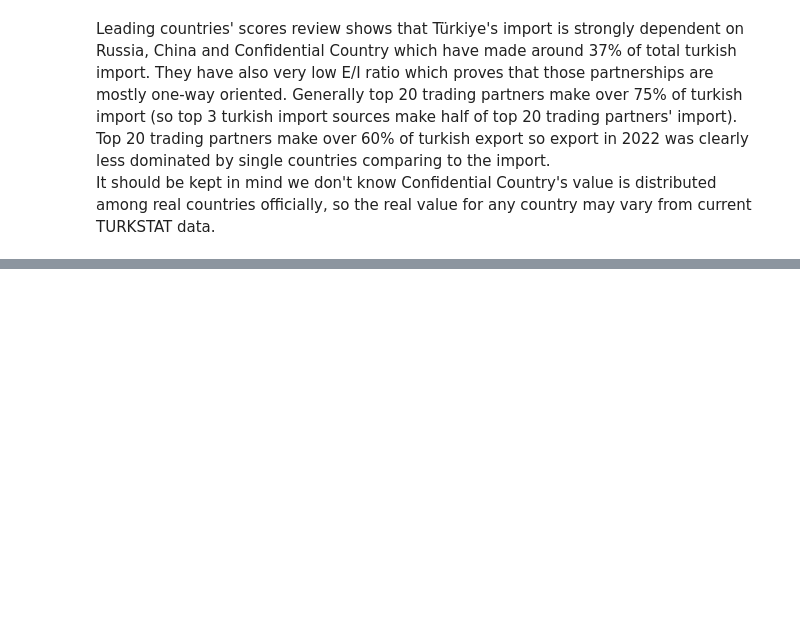
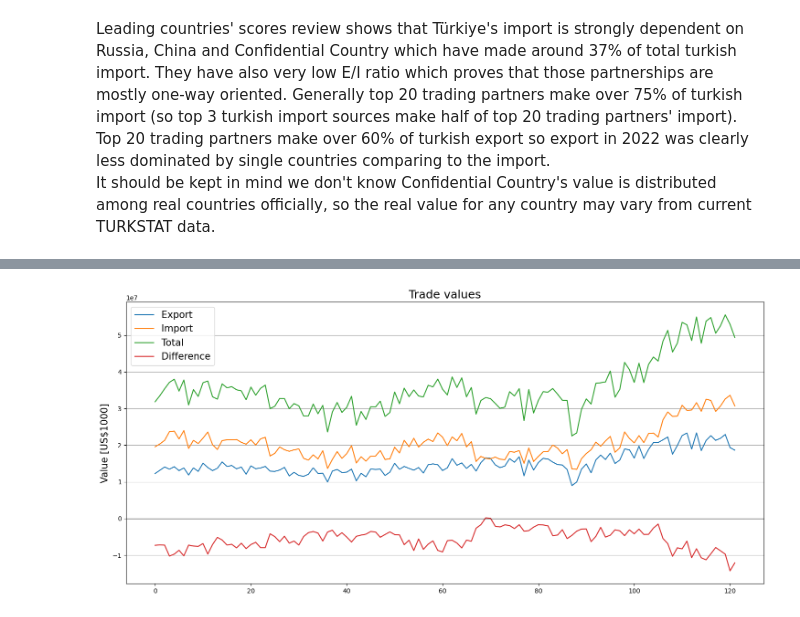
Before and after one commit to L4wr3nd/TRADETR, a Jupyter notebook: TR trade 2022_03.ipynb, the cells around one changed output, grey strips where cells are left out. Cells and saved outputs as stored; diff of their text form; code cells hidden in the pictures; blank space fills up the shorter version.

```diff
--- a/TR trade 2022_03.ipynb
+++ b/TR trade 2022_03.ipynb
@@ -743,0 +753,21 @@ It should be kept in mind we don't know Confidential Country's value is distribu
+# %%
+#making years list
+years = dfi['Year'].unique()[::-1]
+
+#making months list
+months = []
+for x in dfi.columns[3:]:
+    months.append(x)
+
+#making year-month strings list
+ym = []
+for x in years:
+    for y in range(1, len(dfi.columns[4:]) + 1):
+        if len(str(y)) == 1:
+            date = str(x) + '-0' + str(y)
+        else:
+            date = str(x) + '-' + str(y)
+        ym.append(date)
+ym = ym[:-10]
+#
+print(ym, len(ym)/12, sep = '\n')
@@ -743,0 +777,4 @@ It should be kept in mind we don't know Confidential Country's value is distribu
+# %%
+pv = pd.DataFrame(columns = ['YM', 'E', 'I'])
+pv['YM'] = ym
+pv
@@ -743,0 +825,6 @@ It should be kept in mind we don't know Confidential Country's value is distribu
+# %%
+pv['E'], pv['I'] = monthly(dfe), monthly(dfi)
+pv['E+I'] = pv['E'] + pv['I']
+pv['E-I'] = pv['E'] - pv['I']
+pv['E/I'] = pv['E'] / pv['I']
+pv
@@ -743,0 +847,14 @@ It should be kept in mind we don't know Confidential Country's value is distribu
+# %%
+plt.figure(figsize = (18,8))
+plt.plot(pv['E'], label = 'Export')
+plt.plot(pv['I'], label = 'Import')
+plt.plot(pv['E+I'], label = 'Total')
+plt.plot(pv['E-I'], label = 'Difference')
+plt.axline((0, 0), slope = 0, color = 'black', linestyle = '-', alpha = 0.7, linewidth = 1)
+plt.title('Trade values', fontsize = 18)
+plt.ylabel(ylabel = 'Value [US$1000]', fontsize = 15)
+plt.legend(fontsize = 15)
+plt.grid(axis = 'y')
+plt.show()
+# %% [output]
+[figure, added]
```
Also changed, not shown: parts of 26 cells of this notebook.
